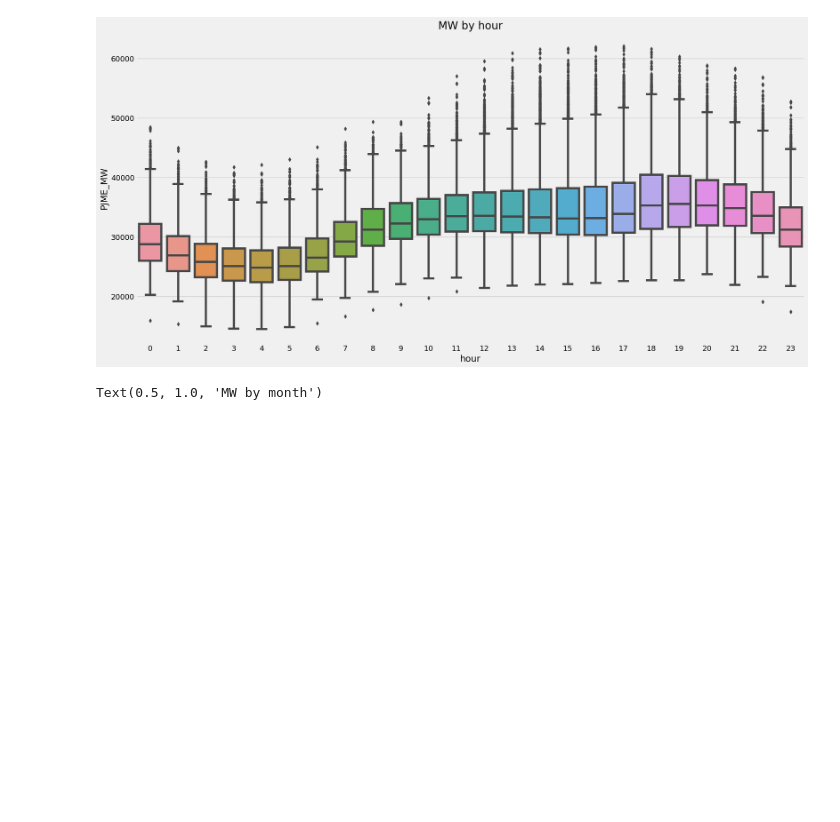
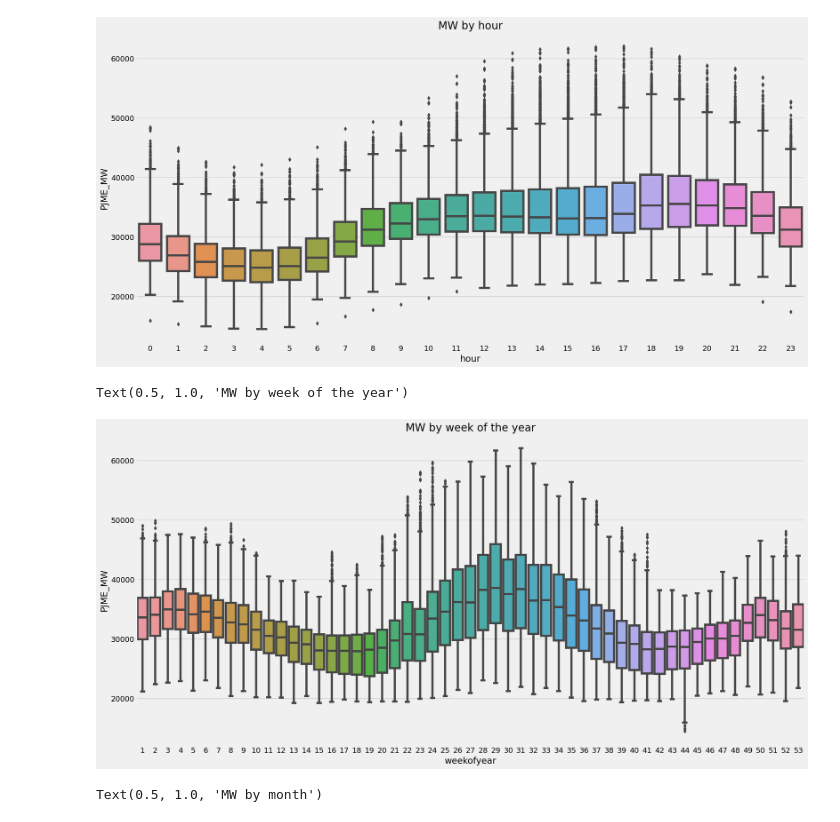
Before and after one commit to CB200999/TimeSeriesForcasting, a Jupyter notebook: TimeSeriesForcasting_with_XGBoost_EnergyConsumption.ipynb, the cells around one changed output. Cells and saved outputs as stored; diff of their text form; code cells hidden in the pictures; blank space fills up the shorter version.

```diff
--- a/TimeSeriesForcasting_with_XGBoost_EnergyConsumption.ipynb
+++ b/TimeSeriesForcasting_with_XGBoost_EnergyConsumption.ipynb
@@ -84,6 +84,13 @@ ax.set_title('MW by hour')
 # %% [output]
 Text(0.5, 1.0, 'MW by hour')
 [figure]
+# %%
+fix, ax = plt.subplots(figsize=(20,10))
+sns.boxplot(data=df, x='weekofyear', y='PJME_MW')
+ax.set_title('MW by week of the year')
+# %% [output]
+Text(0.5, 1.0, 'MW by week of the year')
+[figure, added]
 # %%
 fix, ax = plt.subplots(figsize=(20,10))
 sns.boxplot(data=df, x='month', y='PJME_MW')
```
